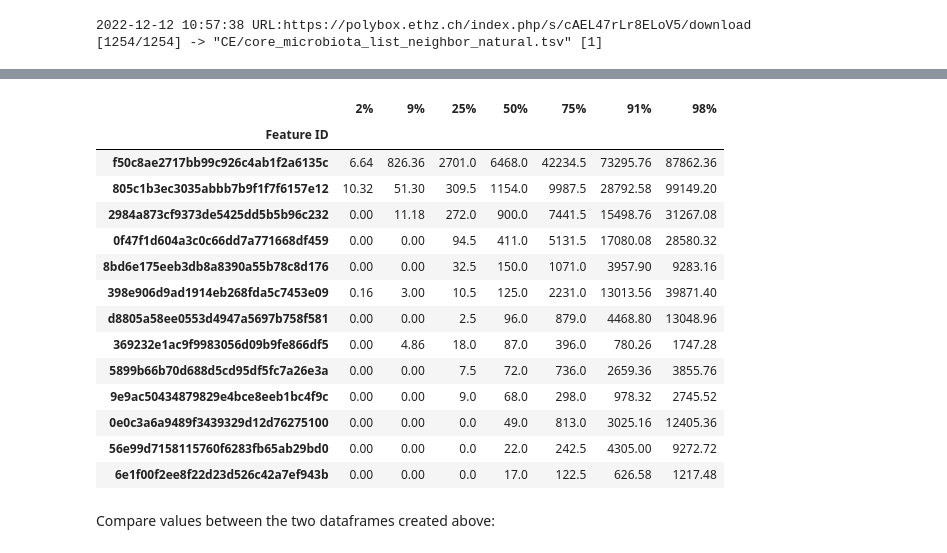
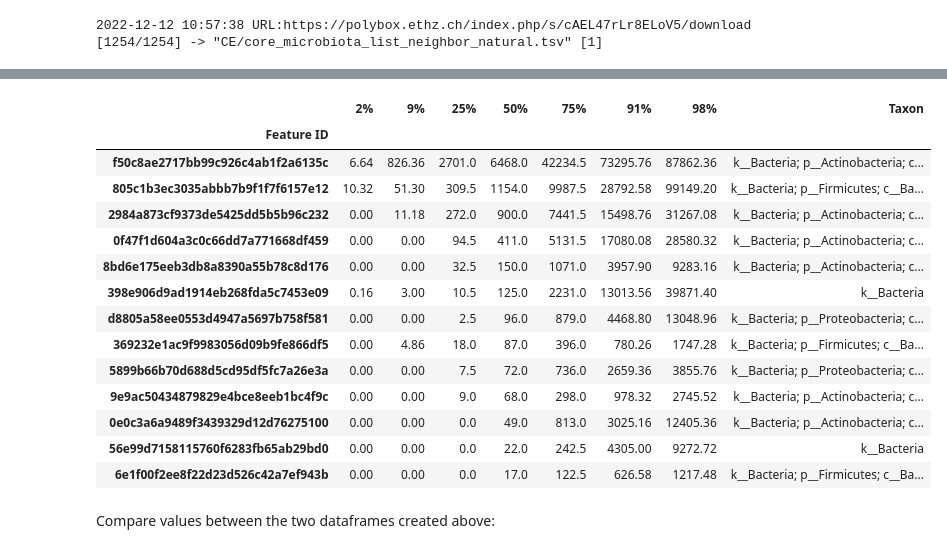
Before and after one commit to besutter1/Cheez-Eyez, a Jupyter notebook: core_microbiota.ipynb, the cells around one changed output, grey strips where cells are left out. Drawn from its saved outputs; the diff is of its cells as text; code cells hidden in the pictures.

```diff
--- a/core_microbiota.ipynb
+++ b/core_microbiota.ipynb
@@ -139,0 +142,7 @@ df_core_all
+# %%
+taxa = q2.Artifact.load(f'{data_dir}/taxonomy_v4.qza')
+taxa = taxa.view(pd.DataFrame)
+# %%
+core_all_taxa = df_core_all.join(taxa['Taxon'])
+pd.set_option('max_colwidth', 150)
+core_all_taxa
@@ -309,5 +330,7 @@ Read tsv files into pandas dataframe:
 #core features from CH cheeses with natural rindtype
 df_core_ch_nat = pd.read_csv(f'{data_dir}/core_microbiota_list_ch_natural.tsv', sep ='\t')
 df_core_ch_nat.set_index('Feature ID', inplace = True)
-df_core_ch_nat
+core_ch_nat_taxa = df_core_ch_nat.join(taxa['Taxon'])
+pd.set_option('max_colwidth', 150)
+core_ch_nat_taxa
 # %% [output]
@@ -332,23 +365,25 @@ df_core_ch_nat
 # %%
 df_core_nei_nat = pd.read_csv(f'{data_dir}/core_microbiota_list_neighbor_natural.tsv', sep ='\t')
 df_core_nei_nat.set_index('Feature ID', inplace = True)
-df_core_nei_nat
+core_nei_nat_taxa = df_core_nei_nat.join(taxa['Taxon'])
+pd.set_option('max_colwidth', 150)
+core_nei_nat_taxa
 # %% [output]
-|  | 2% | 9% | 25% | 50% | 75% | 91% | 98% |
-| Feature ID |  |  |  |  |  |  |  |
-| f50c8ae2717bb99c926c4ab1f2a6135c | 6.64 | 826.36 | 2701.0 | 6468.0 | 42234.5 | 73295.76 | 87862.36 |
-| 805c1b3ec3035abbb7b9f1f7f6157e12 | 10.32 | 51.30 | 309.5 | 1154.0 | 9987.5 | 28792.58 | 99149.20 |
-| 2984a873cf9373de5425dd5b5b96c232 | 0.00 | 11.18 | 272.0 | 900.0 | 7441.5 | 15498.76 | 31267.08 |
-| 0f47f1d604a3c0c66dd7a771668df459 | 0.00 | 0.00 | 94.5 | 411.0 | 5131.5 | 17080.08 | 28580.32 |
-| 8bd6e175eeb3db8a8390a55b78c8d176 | 0.00 | 0.00 | 32.5 | 150.0 | 1071.0 | 3957.90 | 9283.16 |
-| 398e906d9ad1914eb268fda5c7453e09 | 0.16 | 3.00 | 10.5 | 125.0 | 2231.0 | 13013.56 | 39871.40 |
-| d8805a58ee0553d4947a5697b758f581 | 0.00 | 0.00 | 2.5 | 96.0 | 879.0 | 4468.80 | 13048.96 |
-| 369232e1ac9f9983056d09b9fe866df5 | 0.00 | 4.86 | 18.0 | 87.0 | 396.0 | 780.26 | 1747.28 |
-| 5899b66b70d688d5cd95df5fc7a26e3a | 0.00 | 0.00 | 7.5 | 72.0 | 736.0 | 2659.36 | 3855.76 |
-| 9e9ac50434879829e4bce8eeb1bc4f9c | 0.00 | 0.00 | 9.0 | 68.0 | 298.0 | 978.32 | 2745.52 |
-| 0e0c3a6a9489f3439329d12d76275100 | 0.00 | 0.00 | 0.0 | 49.0 | 813.0 | 3025.16 | 12405.36 |
-| 56e99d7158115760f6283fb65ab29bd0 | 0.00 | 0.00 | 0.0 | 22.0 | 242.5 | 4305.00 | 9272.72 |
-| 6e1f00f2ee8f22d23d526c42a7ef943b | 0.00 | 0.00 | 0.0 | 17.0 | 122.5 | 626.58 | 1217.48 |
+|  | 2% | 9% | 25% | 50% | 75% | 91% | 98% | Taxon |
+| Feature ID |  |  |  |  |  |  |  |  |
+| f50c8ae2717bb99c926c4ab1f2a6135c | 6.64 | 826.36 | 2701.0 | 6468.0 | 42234.5 | 73295.76 | 87862.36 | k__Bacteria; p__Actinobacteria; c... |
+| 805c1b3ec3035abbb7b9f1f7f6157e12 | 10.32 | 51.30 | 309.5 | 1154.0 | 9987.5 | 28792.58 | 99149.20 | k__Bacteria; p__Firmicutes; c__Ba... |
+| 2984a873cf9373de5425dd5b5b96c232 | 0.00 | 11.18 | 272.0 | 900.0 | 7441.5 | 15498.76 | 31267.08 | k__Bacteria; p__Actinobacteria; c... |
+| 0f47f1d604a3c0c66dd7a771668df459 | 0.00 | 0.00 | 94.5 | 411.0 | 5131.5 | 17080.08 | 28580.32 | k__Bacteria; p__Actinobacteria; c... |
+| 8bd6e175eeb3db8a8390a55b78c8d176 | 0.00 | 0.00 | 32.5 | 150.0 | 1071.0 | 3957.90 | 9283.16 | k__Bacteria; p__Actinobacteria; c... |
+| 398e906d9ad1914eb268fda5c7453e09 | 0.16 | 3.00 | 10.5 | 125.0 | 2231.0 | 13013.56 | 39871.40 | k__Bacteria |
+| d8805a58ee0553d4947a5697b758f581 | 0.00 | 0.00 | 2.5 | 96.0 | 879.0 | 4468.80 | 13048.96 | k__Bacteria; p__Proteobacteria; c... |
+| 369232e1ac9f9983056d09b9fe866df5 | 0.00 | 4.86 | 18.0 | 87.0 | 396.0 | 780.26 | 1747.28 | k__Bacteria; p__Firmicutes; c__Ba... |
+| 5899b66b70d688d5cd95df5fc7a26e3a | 0.00 | 0.00 | 7.5 | 72.0 | 736.0 | 2659.36 | 3855.76 | k__Bacteria; p__Proteobacteria; c... |
+| 9e9ac50434879829e4bce8eeb1bc4f9c | 0.00 | 0.00 | 9.0 | 68.0 | 298.0 | 978.32 | 2745.52 | k__Bacteria; p__Actinobacteria; c... |
+| 0e0c3a6a9489f3439329d12d76275100 | 0.00 | 0.00 | 0.0 | 49.0 | 813.0 | 3025.16 | 12405.36 | k__Bacteria; p__Actinobacteria; c... |
+| 56e99d7158115760f6283fb65ab29bd0 | 0.00 | 0.00 | 0.0 | 22.0 | 242.5 | 4305.00 | 9272.72 | k__Bacteria |
+| 6e1f00f2ee8f22d23d526c42a7ef943b | 0.00 | 0.00 | 0.0 | 17.0 | 122.5 | 626.58 | 1217.48 | k__Bacteria; p__Firmicutes; c__Ba... |
 # %% [markdown]
 Compare values between the two dataframes created above:
 # %%
```
Also changed, not shown: parts of 8 cells of this notebook.
